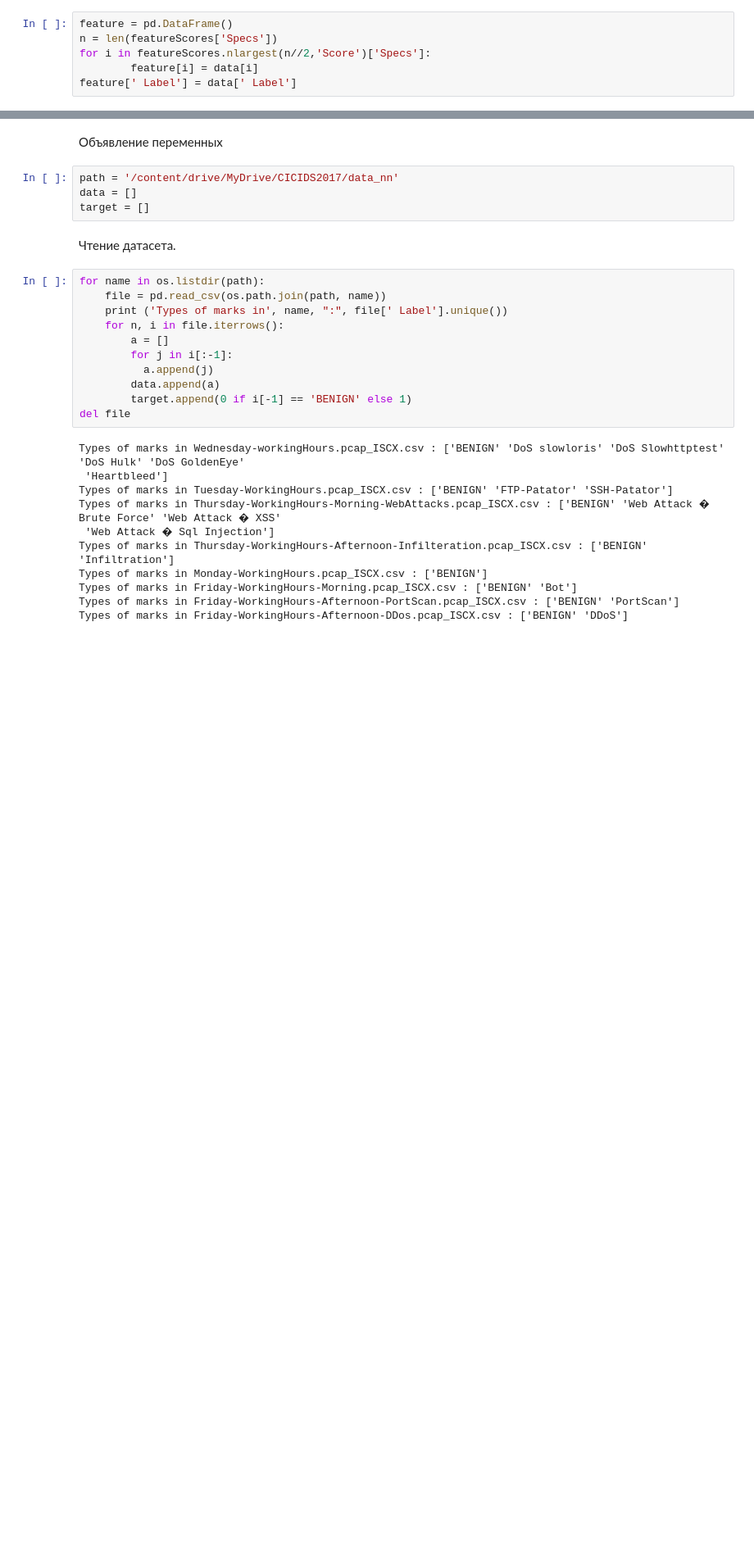
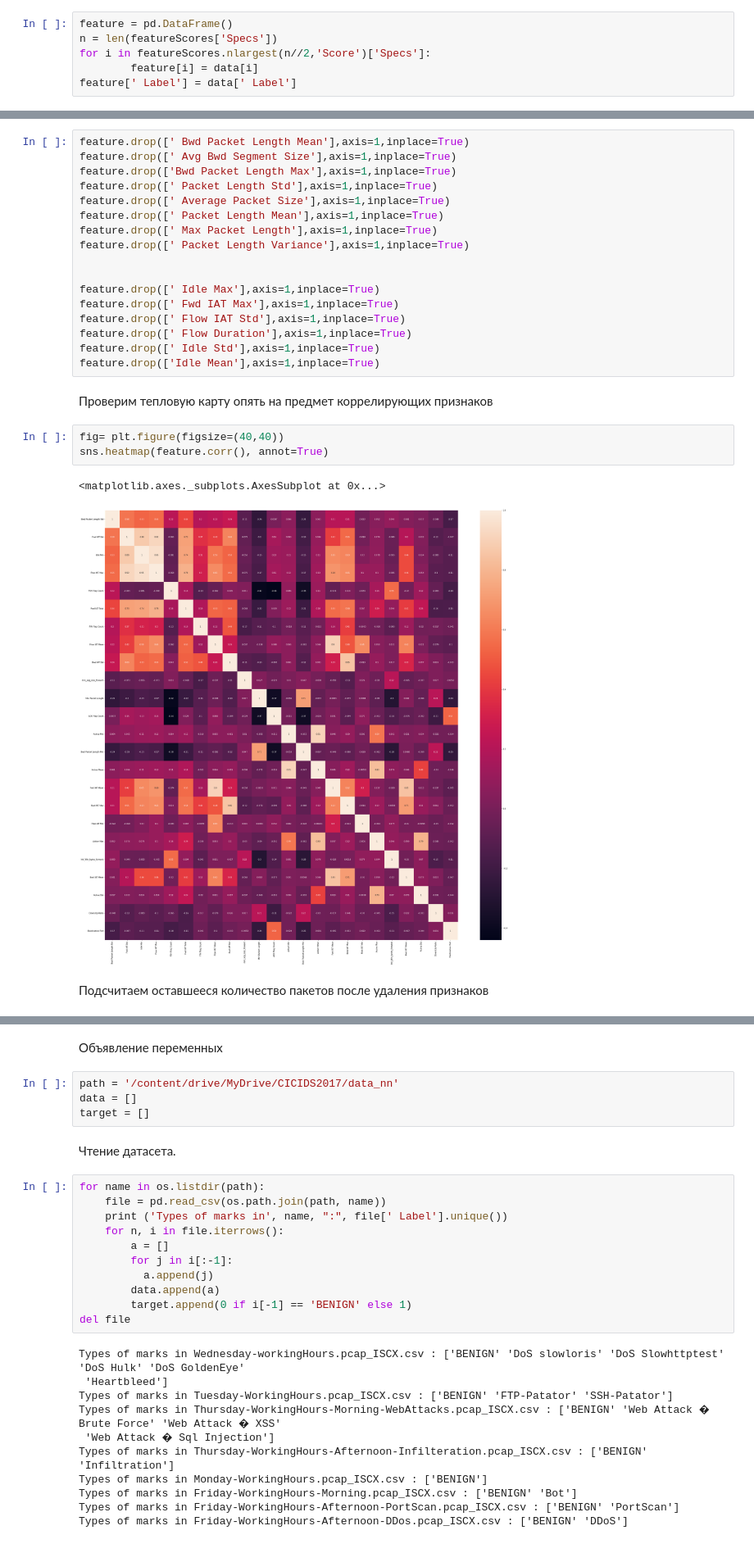
Before and after one commit to ccataha/Misaki, a Jupyter notebook: test_master.ipynb, the cells around one changed output, grey strips where cells are left out. Shown at 82% size. Saved outputs shown, nothing was run; the diff lists cells and outputs as text; blank space fills up the shorter version.

```diff
--- a/test_master.ipynb
+++ b/test_master.ipynb
@@ -434,0 +464,27 @@ sns.heatmap(feature.corr(), annot=True)
+# %%
+feature.drop([' Bwd Packet Length Mean'],axis=1,inplace=True)
+feature.drop([' Avg Bwd Segment Size'],axis=1,inplace=True)
+feature.drop(['Bwd Packet Length Max'],axis=1,inplace=True)
+feature.drop([' Packet Length Std'],axis=1,inplace=True)
+feature.drop([' Average Packet Size'],axis=1,inplace=True)
+feature.drop([' Packet Length Mean'],axis=1,inplace=True)
+feature.drop([' Max Packet Length'],axis=1,inplace=True)
+feature.drop([' Packet Length Variance'],axis=1,inplace=True)
+
+
+feature.drop([' Idle Max'],axis=1,inplace=True)
+feature.drop([' Fwd IAT Max'],axis=1,inplace=True)
+feature.drop([' Flow IAT Std'],axis=1,inplace=True)
+feature.drop([' Flow Duration'],axis=1,inplace=True)
+feature.drop([' Idle Std'],axis=1,inplace=True)
+feature.drop(['Idle Mean'],axis=1,inplace=True)
+# %% [markdown]
+Проверим тепловую карту опять на предмет коррелирующих признаков
+# %%
+fig= plt.figure(figsize=(40,40))
+sns.heatmap(feature.corr(), annot=True)
+# %% [output]
+<matplotlib.axes._subplots.AxesSubplot at 0x...>
+[figure, added]
+# %% [markdown]
+Подсчитаем оставшееся количество пакетов после удаления признаков
```
Also changed, not shown: parts of 23 cells of this notebook.
